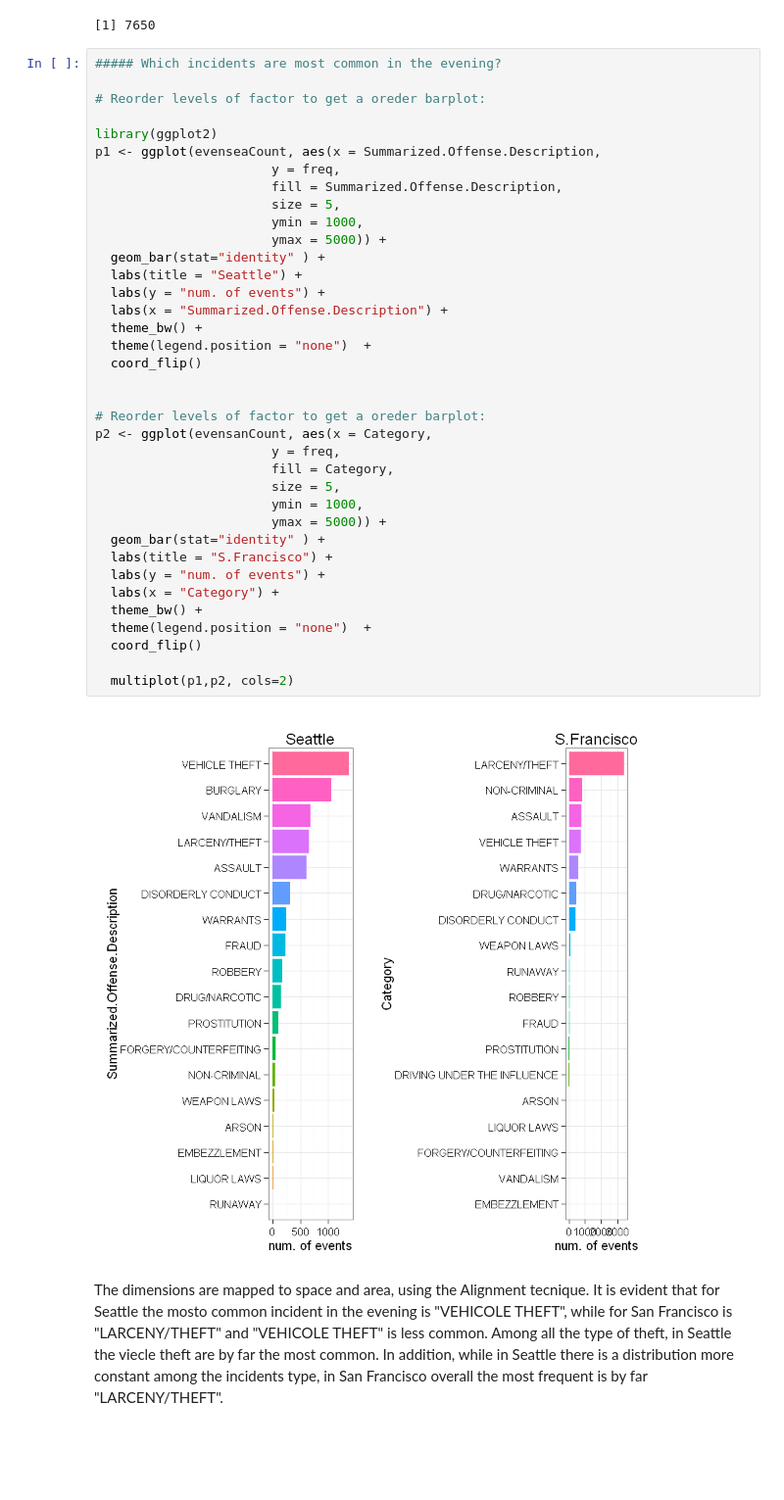
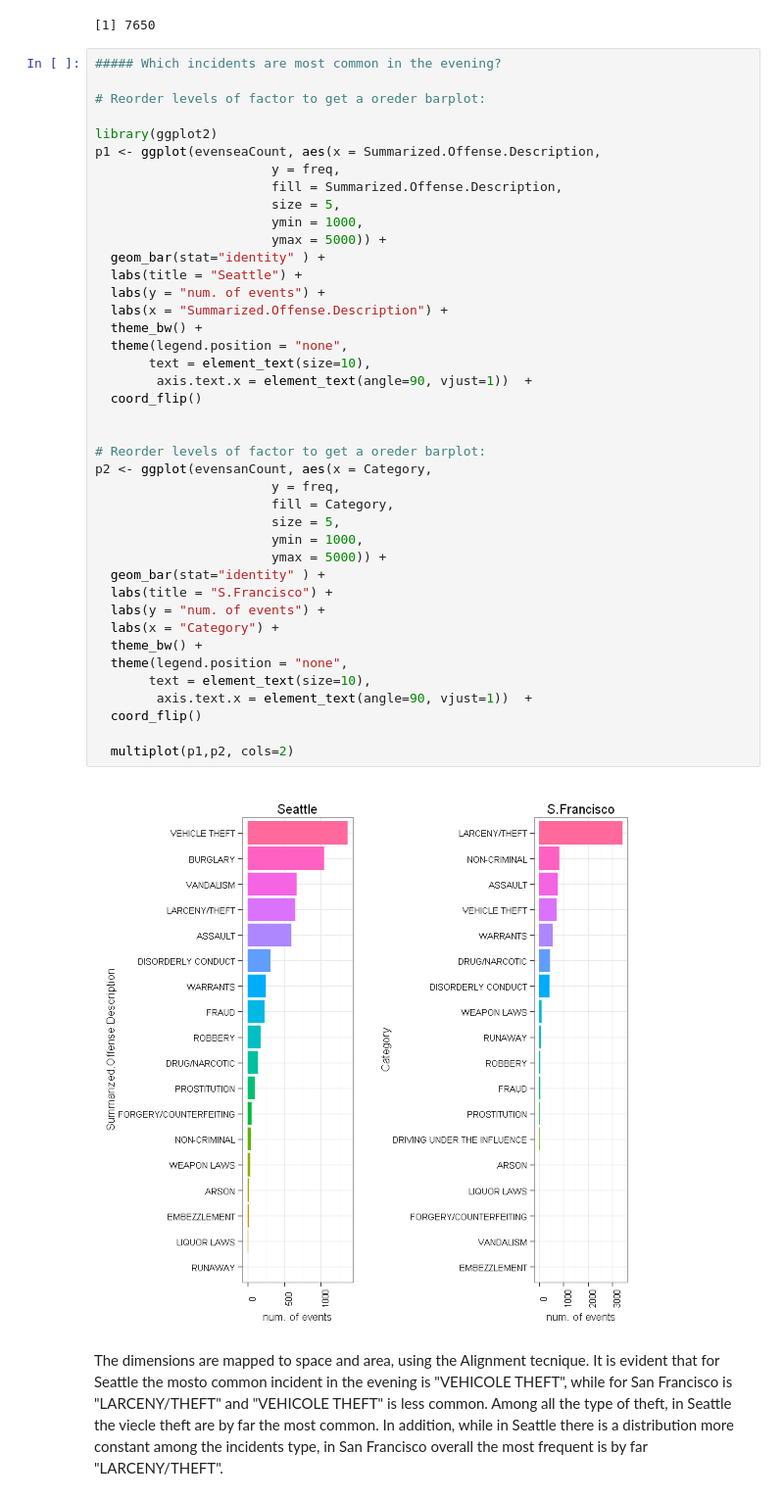
Before and after one commit to Gianfranco-Campana/datasci_course_materials, a Jupyter notebook: assignment6/VisualCrimeAnalysis.ipynb, the cells around one changed output. Shown at 98% size. Saved outputs shown, nothing was run; the diff lists cells and outputs as text; blank space fills up the shorter version.

```diff
--- a/assignment6/VisualCrimeAnalysis.ipynb
+++ b/assignment6/VisualCrimeAnalysis.ipynb
@@ -336,35 +336,39 @@ library(ggplot2)
 p1 <- ggplot(evenseaCount, aes(x = Summarized.Offense.Description,
                        y = freq,
                        fill = Summarized.Offense.Description,
                        size = 5,
                        ymin = 1000,
                        ymax = 5000)) +
   geom_bar(stat="identity" ) +
   labs(title = "Seattle") +
   labs(y = "num. of events") +
   labs(x = "Summarized.Offense.Description") +
   theme_bw() +
-  theme(legend.position = "none")  +
+  theme(legend.position = "none",
+       text = element_text(size=10),
+        axis.text.x = element_text(angle=90, vjust=1))  +
   coord_flip()
 
 
 # Reorder levels of factor to get a oreder barplot:
 p2 <- ggplot(evensanCount, aes(x = Category,
                        y = freq,
                        fill = Category,
                        size = 5,
                        ymin = 1000,
                        ymax = 5000)) +
   geom_bar(stat="identity" ) +
   labs(title = "S.Francisco") +
   labs(y = "num. of events") +
   labs(x = "Category") +
   theme_bw() +
-  theme(legend.position = "none")  +
+  theme(legend.position = "none",
+       text = element_text(size=10),
+        axis.text.x = element_text(angle=90, vjust=1))  +
   coord_flip()
 
   multiplot(p1,p2, cols=2)
 # %% [output]
-[figure, old version]
+[figure, new version]
 # %% [markdown]
 The dimensions are mapped to space and area, using the Alignment tecnique. It is evident that for Seattle the mosto common incident in the evening is "VEHICOLE THEFT", while for San Francisco is "LARCENY/THEFT" and "VEHICOLE THEFT" is less common. Among all the type of theft, in Seattle the viecle theft are by far the most common. In addition, while in Seattle there is a distribution more constant among the incidents type, in San Francisco overall the most frequent is by far "LARCENY/THEFT".
```
Also changed, not shown: parts of 1 cell of this notebook.
